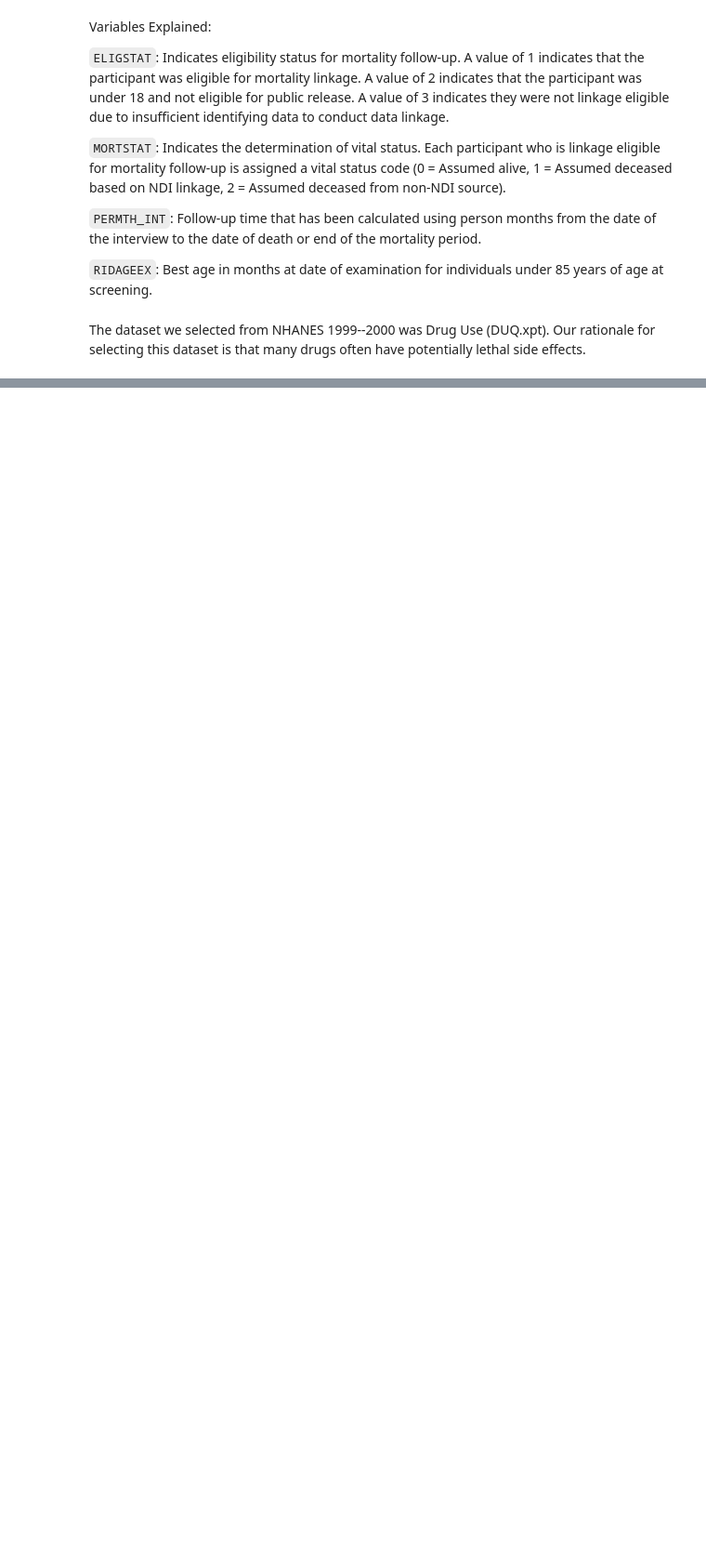
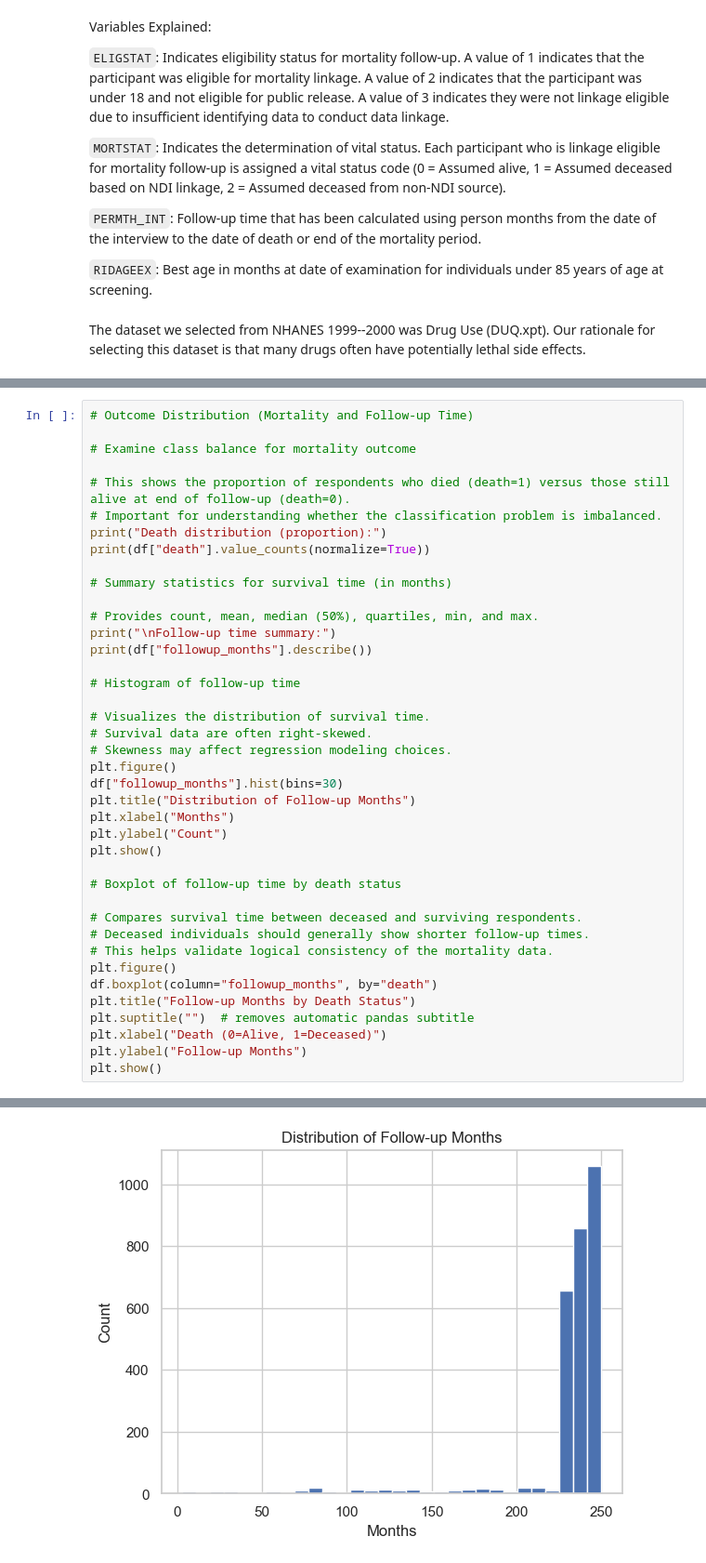
Before and after one commit to ayanrasulova/Project-1-Wrangling-EDA-kNN, a Jupyter notebook: project.ipynb, the cells around one changed output, grey strips where cells are left out. Shown at 93% size. Cells and saved outputs as stored; diff of their text form; blank space fills up the shorter version.

Commit message:
Part 1 EDA / Visualizations

```diff
--- a/project.ipynb
+++ b/project.ipynb
@@ -28,0 +89,41 @@ The dataset we selected from NHANES 1999--2000 was Drug Use (DUQ.xpt). Our ratio
+# %%
+# Outcome Distribution (Mortality and Follow-up Time)
+
+# Examine class balance for mortality outcome
+
+# This shows the proportion of respondents who died (death=1) versus those still alive at end of follow-up (death=0).
+# Important for understanding whether the classification problem is imbalanced.
+print("Death distribution (proportion):")
+print(df["death"].value_counts(normalize=True))
+
+# Summary statistics for survival time (in months)
+
+# Provides count, mean, median (50%), quartiles, min, and max.
+print("\nFollow-up time summary:")
+print(df["followup_months"].describe())
+
+# Histogram of follow-up time
+
+# Visualizes the distribution of survival time.
+# Survival data are often right-skewed.
+# Skewness may affect regression modeling choices.
+plt.figure()
+df["followup_months"].hist(bins=30)
+plt.title("Distribution of Follow-up Months")
+plt.xlabel("Months")
+plt.ylabel("Count")
+plt.show()
+
+# Boxplot of follow-up time by death status
+
+# Compares survival time between deceased and surviving respondents.
+# Deceased individuals should generally show shorter follow-up times.
+# This helps validate logical consistency of the mortality data.
+plt.figure()
+df.boxplot(column="followup_months", by="death")
+plt.title("Follow-up Months by Death Status")
+plt.suptitle("")  # removes automatic pandas subtitle
+plt.xlabel("Death (0=Alive, 1=Deceased)")
+plt.ylabel("Follow-up Months")
+plt.show()
+# %% [output]
@@ -28,0 +146 @@ The dataset we selected from NHANES 1999--2000 was Drug Use (DUQ.xpt). Our ratio
+[figure, added]
```
Also changed, not shown: parts of 5 cells of this notebook.
